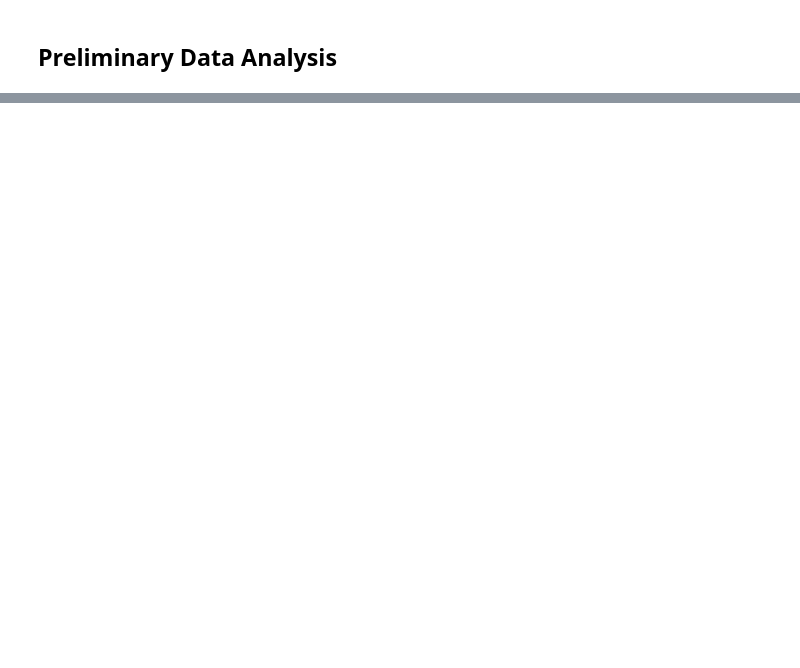
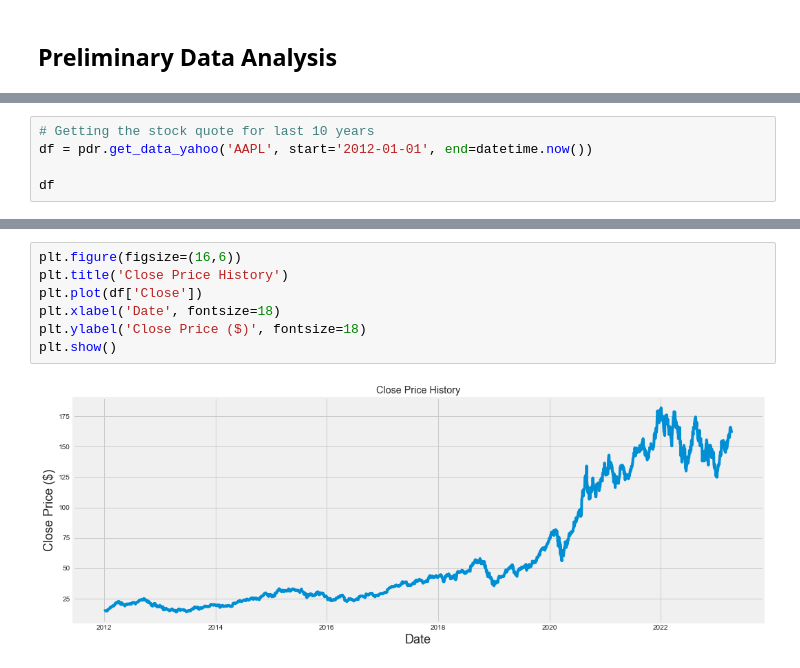
Before and after one commit to ykumar1994/Neural-network-, a Jupyter notebook: NN_final_project.ipynb, the cells around one changed output, grey strips where cells are left out. Drawn from its saved outputs; the diff is of its cells as text; blank space fills up the shorter version.

```diff
--- a/NN_final_project.ipynb
+++ b/NN_final_project.ipynb
@@ -109,0 +258,5 @@ Date
+# %%
+# Getting the stock quote for last 10 years
+df = pdr.get_data_yahoo('AAPL', start='2012-01-01', end=datetime.now())
+
+df
@@ -109,0 +279,9 @@ Date
+# %%
+plt.figure(figsize=(16,6))
+plt.title('Close Price History')
+plt.plot(df['Close'])
+plt.xlabel('Date', fontsize=18)
+plt.ylabel('Close Price ($)', fontsize=18)
+plt.show()
+# %% [output]
+[figure, added]
```
Also changed, not shown: parts of 33 cells of this notebook.
